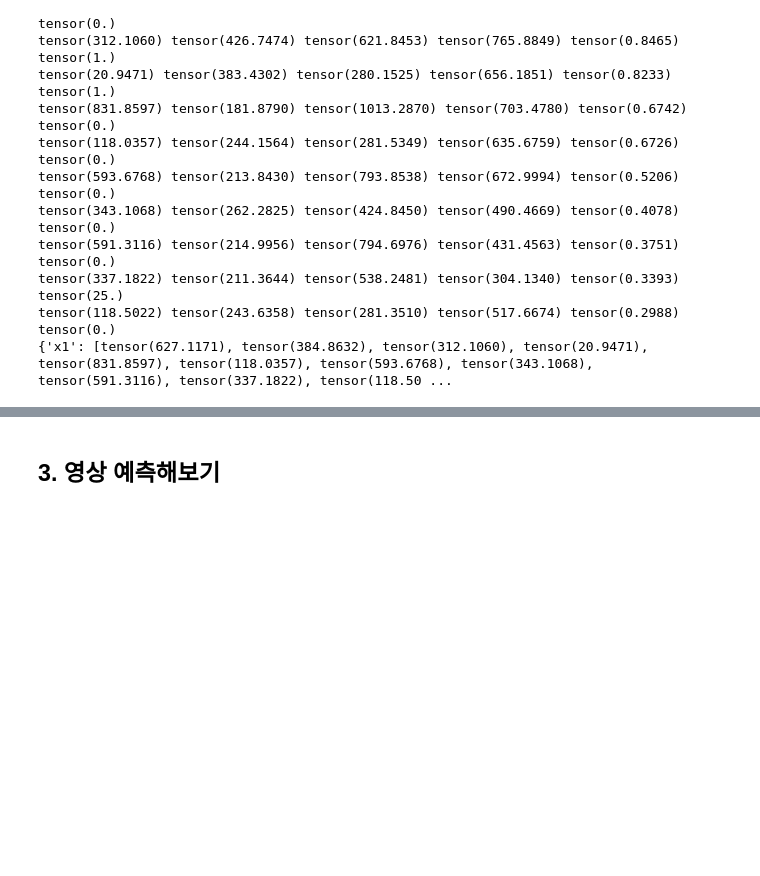
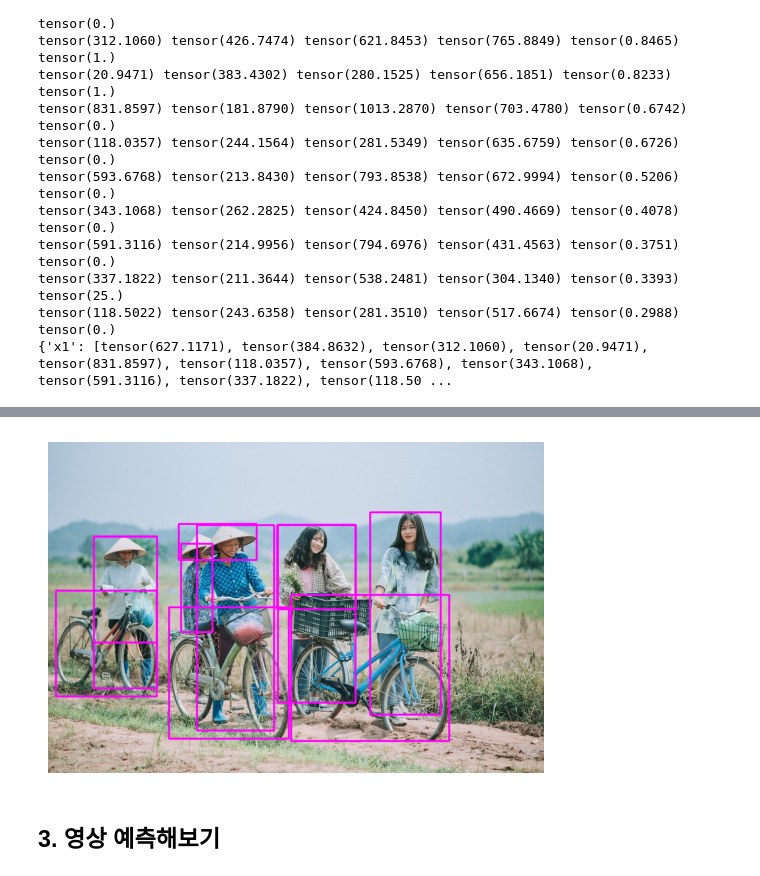
Before and after one commit to LEEYOENN/potenup_python_study, a Jupyter notebook: YOLOproject/yolo_object_detection.ipynb, the cells around one changed output, grey strips where cells are left out. Drawn from its saved outputs; the diff is of its cells as text; code cells hidden in the pictures; blank space fills up the shorter version.

```diff
--- a/YOLOproject/yolo_object_detection.ipynb
+++ b/YOLOproject/yolo_object_detection.ipynb
@@ -147,3 +147,6 @@ results[0].names
 print(names) # yolo11n 모델이 찾을 수 있는 객체 딕셔너리
 # %% [output]
 {0: 'person', 1: 'bicycle', 2: 'car', 3: 'motorcycle', 4: 'airplane', 5: 'bus', 6: 'train', 7: 'truck', 8: 'boat', 9: 'traffic light', 10: 'fire hydrant', 11: 'stop sign', 12: 'parking meter', 13: 'be ...
+# %%
+for x1, y1, x2, y2 in boxes.xyxy:
+    print(x1, y1, x2, y2)
@@ -149,0 +165,6 @@ print(names) # yolo11n 모델이 찾을 수 있는 객체 딕셔너리
+# %%
+for box in boxes:
+    #print(box.xyxy)
+    print(box.xyxy[0])
+    x1, y1, x2, y2 = box.xyxy[0]
+    #(x1, y1, x2, y2)
@@ -235,3 +290,16 @@ tensor(118.5022) tensor(243.6358) tensor(281.3510) tensor(517.6674) tensor(0.298
+# %%
+for x1, y1, x2, y2, conf, clss in boxes.data:
+    #박스좌표를 정수 변환
+    x1, y1, x2, y2 = int(x1), int(y1), int(x2), int(y2)
+    # 이미지 위에 네모 박스 그리기 (그림 그릴 이미지, (좌상단 좌표), (우하단 촤표), (박스 색), 두께)
+    cv2.rectangle(image, (x1, y1), (x2, y2), (255, 0, 255), 3)
+
+image_rgb = cv2.cvtColor(image, cv2.COLOR_BGR2RGB)
+plt.imshow(image_rgb)
+plt.axis('off')
+plt.show()
+# %% [output]
+[figure, added]
 # %% [markdown]
 ## 3. 영상 예측해보기
 # %%
```
Also changed, not shown: parts of 6 cells of this notebook, 39 other files.
